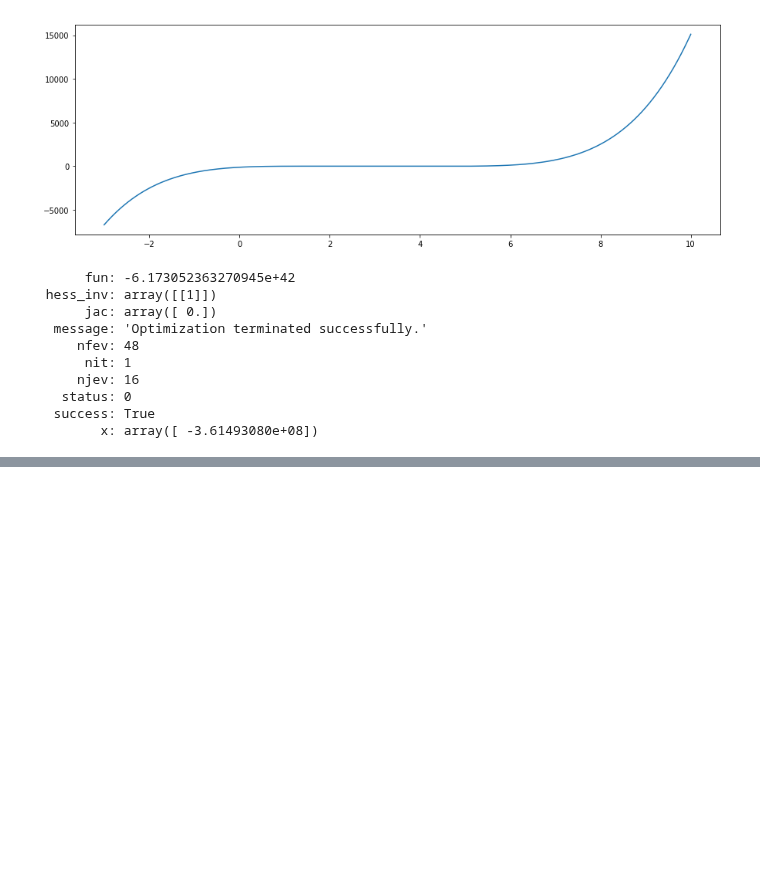
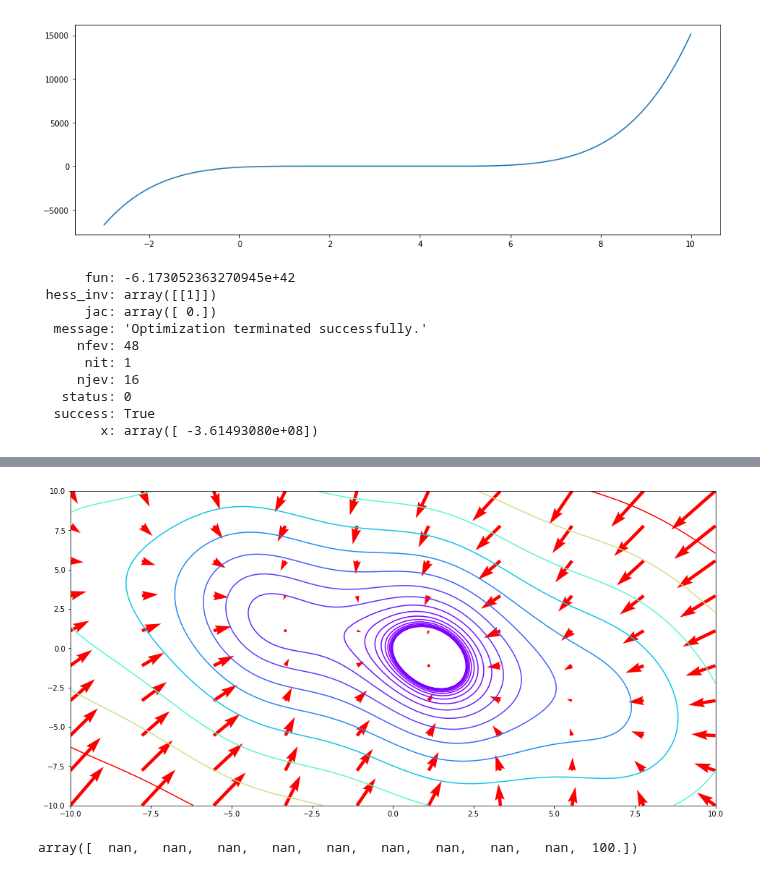
Before and after one commit to frhyme/frhyme.github.io, a Jupyter notebook: _posts/personal_ipynb/180614-optimizatino.ipynb, the cells around one changed output, grey strips where cells are left out. Drawn from its saved outputs; the diff is of its cells as text; code cells hidden in the pictures; blank space fills up the shorter version.

```diff
--- a/_posts/personal_ipynb/180614-optimizatino.ipynb
+++ b/_posts/personal_ipynb/180614-optimizatino.ipynb
@@ -141,0 +153,44 @@ np.
+# %%
+import sympy
+import numpy as np
+import matplotlib.pyplot as plt
+
+# gradient vector를 구하기 위해서, symbolic formula로 표현해줌
+x, y = sympy.symbols('x y')
+#f = x**2 + y**2 +x*y
+f = x**2 + y**2 + x*y - sympy.sin(x)*5
+f_diff_by_x = sympy.diff(f, x)
+f_diff_by_y = sympy.diff(f, y)
+
+# make meshgrid with xs, ys
+sample_size = 100
+xs, ys = np.meshgrid(np.linspace(-10, 10, sample_size), np.linspace(-10, 10, sample_size))
+
+# make zs
+zs = [float(f.subs(x, xv).subs(y, yv)) for xv, yv in zip(xs.ravel(), ys.ravel())]
+zs = np.array(zs).reshape(sample_size, sample_size)
+
+plt.figure(figsize=(16, 8))
+plt.contour(xs, ys, zs, 50, levels = np.logspace(-1.2, 2.3, 20), cmap=plt.cm.rainbow)
+
+# gradient vector는 조금 덜 촘촘하게 meshgrid를 그려줌
+xs_q, ys_q = np.meshgrid( np.linspace(-10, 10, 10), np.linspace(-10, 10, 10) )
+
+# gradient vector 계산
+xs_q_grad = [-float(f_diff_by_x.subs(x, xv).subs(y, yv)) for xv, yv in zip(xs_q.ravel(), ys_q.ravel())]
+ys_q_grad = [-float(f_diff_by_y.subs(x, xv).subs(y, yv)) for xv, yv in zip(xs_q.ravel(), ys_q.ravel())]
+"""
+간단하게,
+scale: 길이, 값을 키울수록 화살표의 길이는 작아짐.
+width: 너비(화살표의 너비)
+"""
+plt.quiver(xs_q, ys_q, xs_q_grad, ys_q_grad, width=0.005, scale=500, color='red')
+plt.savefig('../../assets/images/markdown_img/180615_1602_quiver_plot_with_grad.svg')
+plt.show()
+# %% [output]
+[figure, added]
+# %%
+a = np.linspace(-10, 10, 100).reshape(10, 10)
+np.logspace(np.log10(-10), np.log10(100), 10)
+# %% [output]
+array([  nan,   nan,   nan,   nan,   nan,   nan,   nan,   nan,   nan,  100.])
```
Also changed, not shown: parts of 3 cells of this notebook, 5 other files.
